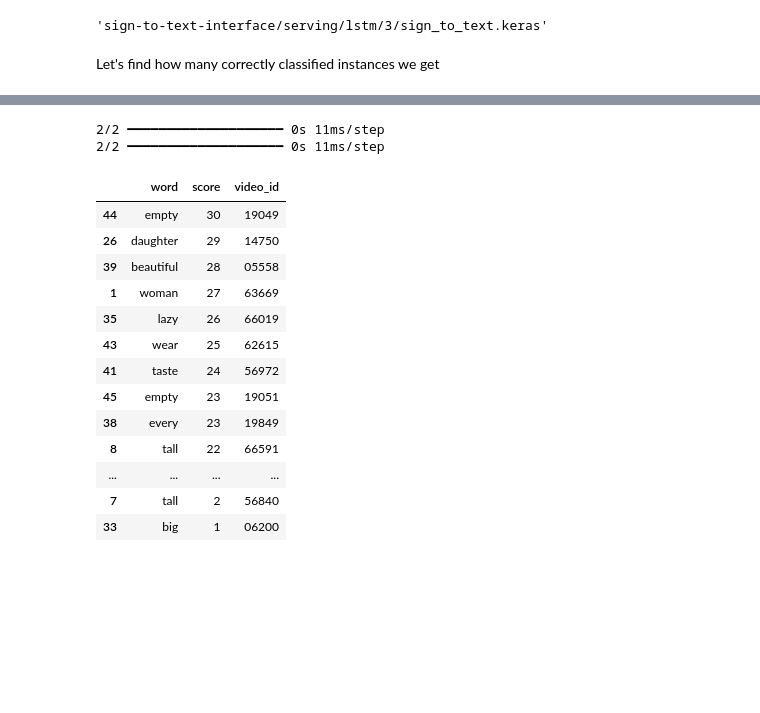
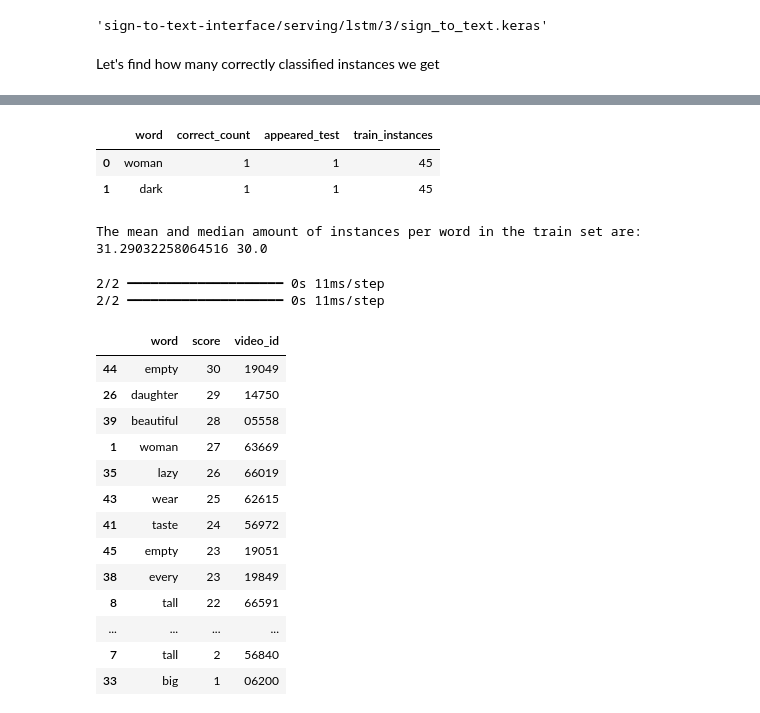
Before and after one commit to Oren93/sign_to_text, a Jupyter notebook: 05_model_evaluation.ipynb, the cells around one changed output, grey strips where cells are left out. Saved outputs shown, nothing was run; the diff lists cells and outputs as text; code cells hidden in the pictures; blank space fills up the shorter version.

Commit message:
Edit to correct bug in dimension mismatch

```diff
--- a/05_model_evaluation.ipynb
+++ b/05_model_evaluation.ipynb
@@ -302,3 +347,22 @@ model.load_weights(filepath)
 model.save(os.path.join('sign-to-text-interface','serving','lstm',str(MODEL_VERSION),'sign_to_text.keras'))
 # %% [markdown]
 Let's find how many correctly classified instances we get
+# %%
+count_train = Counter(y_train)
+def predictions_stats(X_test, y_test):
+    correct = {}
+    for i,j in enumerate(model.predict(X_test).argmax(axis=1)):
+        if y_test[i] == words[j]:
+            correct[y_test[i]] = correct.get(y_test[i],0) + 1
+    count_test = Counter(y_test)
+    pred_stats = []
+    for word, count in correct.items():
+        row_data = {"word": word, "correct_count": count, "appeared_test": count_test.get(word, 0), "train_instances": count_train.get(word, 0)}
+        pred_stats.append(row_data)
+
+    # Concatenate the list of dictionaries to the DataFrame
+    pred_stats = pd.concat([ pd.DataFrame(columns=["word","correct_count","appeared_test","train_instances"]), pd.DataFrame(pred_stats)], ignore_index=True)
+    return pred_stats
+display(predictions_stats(X_val, y_val))
+print("The mean and median amount of instances per word in the train set are:",np.mean(list(count_train.values())),np.median(list(count_train.values())))
+# %% [output]
@@ -305,3 +370,7 @@ Let's find how many correctly classified instances we get
+|  | word | correct_count | appeared_test | train_instances |
+| 0 | woman | 1 | 1 | 45 |
+| 1 | dark | 1 | 1 | 45 |
+The mean and median amount of instances per word in the train set are: 31.29032258064516 30.0
 # %%
 count_train = Counter(y_train)
 def predictions_stats(on = 'val'):
```
Also changed, not shown: parts of 13 cells of this notebook.
